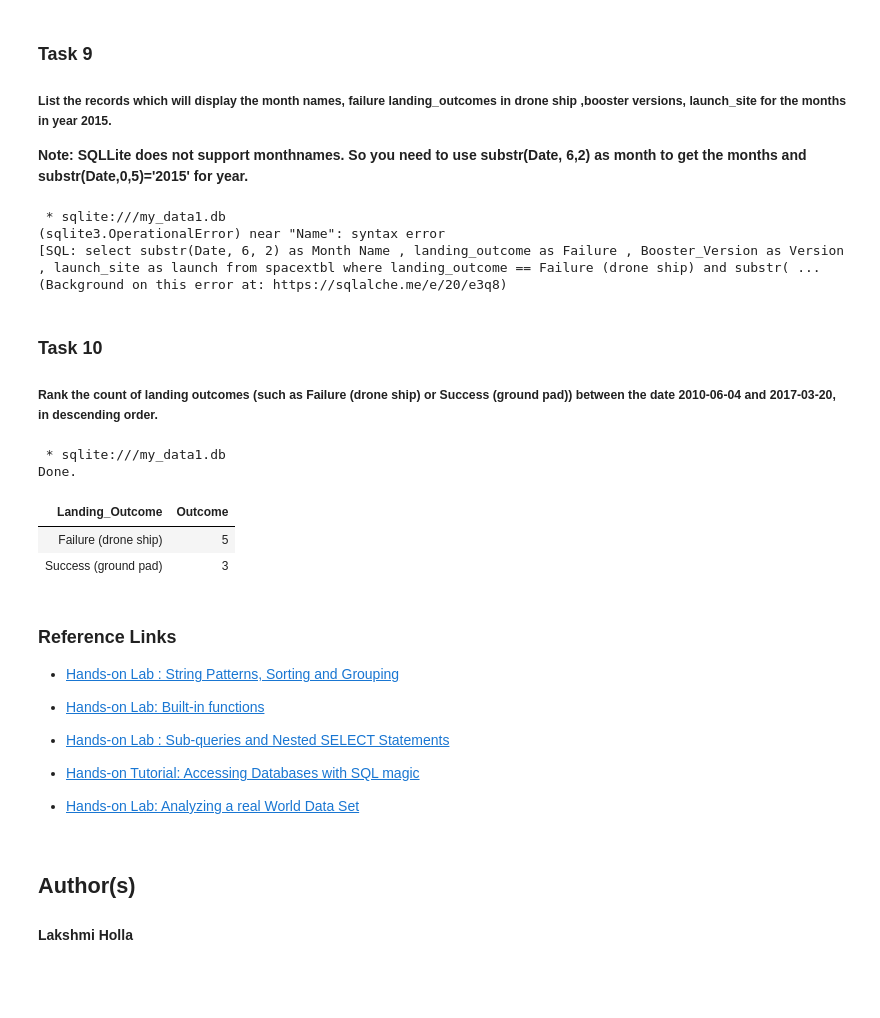
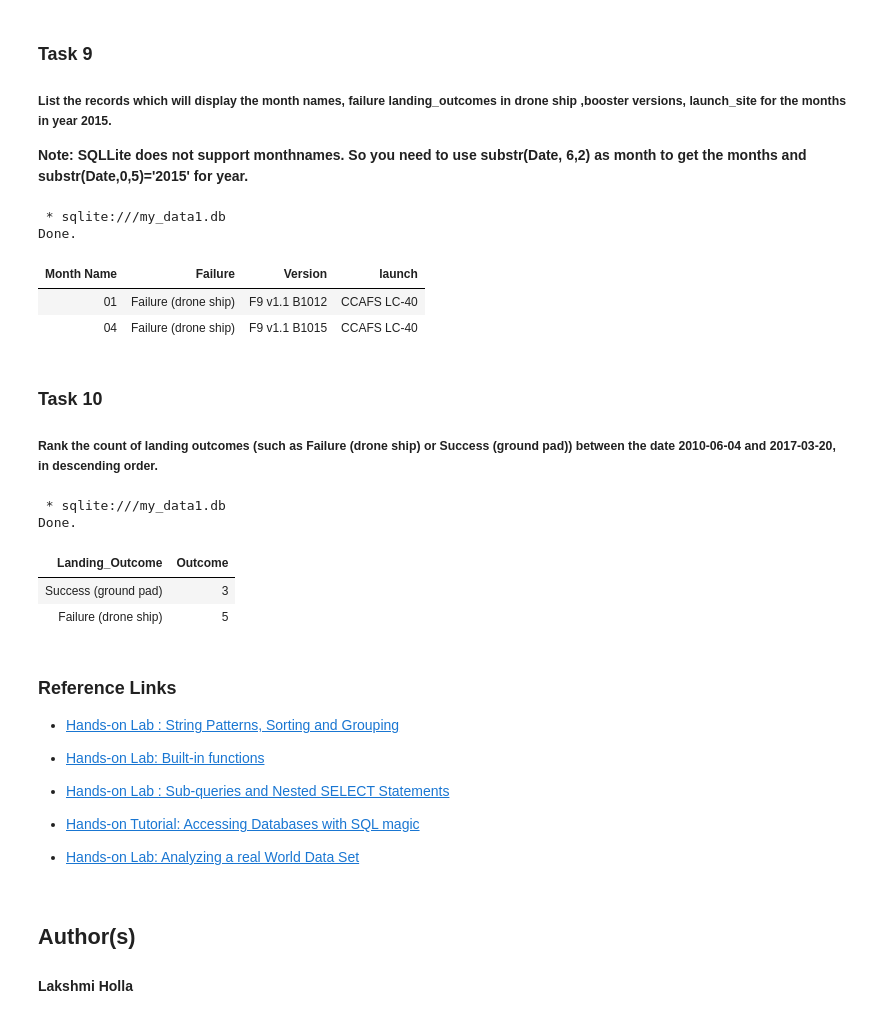
Before and after one commit to Ahmad-Su01/IBM-Data_Science_Capstone_SpaceX, a Jupyter notebook: IBM/Applied Data Science Capstone/Explanotary Data Analysis (EDA)/jupyter-labs-eda-sql-coursera_sqllite.ipynb, the cells around one changed output. Cells and saved outputs as stored; diff of their text form; code cells hidden in the pictures; blank space fills up the shorter version.

```diff
--- a/IBM/Applied Data Science Capstone/Explanotary Data Analysis (EDA)/jupyter-labs-eda-sql-coursera_sqllite.ipynb
+++ b/IBM/Applied Data Science Capstone/Explanotary Data Analysis (EDA)/jupyter-labs-eda-sql-coursera_sqllite.ipynb
@@ -272,12 +279,15 @@ Done.
 
 **Note: SQLLite does not support monthnames. So you need to use  substr(Date, 6,2) as month to get the months and substr(Date,0,5)='2015' for year.**
 # %%
-%sql select substr(Date, 6, 2) as "Month Name", landing_outcome as "Failure", Booster_Version as "Version", launch_site as "launch" from spacextbl where landing_outcome == "Failure (drone ship)" and substr(Date, 0, 5) = '2015';
+%sql select substr(Date, 6, 2) as 'Month Name', landing_outcome as 'Failure',
+Booster_Version as 'Version', launch_site as 'launch' from spacextbl
+where landing_outcome == 'Failure (drone ship)' and substr(Date, 0, 5) = '2015';
 # %% [output]
  * sqlite:///my_data1.db
-(sqlite3.OperationalError) near "Name": syntax error
-[SQL: select substr(Date, 6, 2) as Month Name , landing_outcome as Failure , Booster_Version as Version , launch_site as launch from spacextbl where landing_outcome == Failure (drone ship) and substr( ...
-(Background on this error at: https://sqlalche.me/e/20/e3q8)
+Done.
+| Month Name | Failure | Version | launch |
+| 01 | Failure (drone ship) | F9 v1.1 B1012 | CCAFS LC-40 |
+| 04 | Failure (drone ship) | F9 v1.1 B1015 | CCAFS LC-40 |
 # %% [markdown]
 ### Task 10
 
@@ -286,25 +296,28 @@ Done.
 
 ##### Rank the count of landing outcomes (such as Failure (drone ship) or Success (ground pad)) between the date 2010-06-04 and 2017-03-20, in descending order.
 # %%
-%sql select landing_outcome, count(*) as "Outcome" from spacextbl where Date BETWEEN '2010-06-04' AND '2017-03-20' and landing_outcome IN ('Failure (drone ship)', 'Success (ground pad)') GROUP BY landing_outcome ORDER BY "Outcome" DESC;
+%sql select landing_outcome, count(*) as 'Outcome' from spacextbl
+where Date between '2010-06-04' and '2017-03-20'
+and landing_outcome IN ('Failure (drone ship)', 'Success (ground pad)')
+GROUP BY landing_outcome ORDER BY 'Outcome' DESC;
 # %% [output]
  * sqlite:///my_data1.db
 Done.
 | Landing_Outcome | Outcome |
+| Success (ground pad) | 3 |
 | Failure (drone ship) | 5 |
-| Success (ground pad) | 3 |
 # %% [markdown]
 ### Reference Links
 
-* <a href ="https://cf-courses-data.s3.us.cloud-object-storage.appdomain.cloud/IBMDeveloperSkillsNetwork-DB0201EN-SkillsNetwork/labs/Labs_Coursera_V5/labs/Lab%20-%20String%20Patterns%20-%20Sorting%20-%20Grouping/instructional-labs.md.html?origin=www.coursera.org">Hands-on Lab : String Patterns, Sorting and Grouping</a>
+* <a href ='https://cf-courses-data.s3.us.cloud-object-storage.appdomain.cloud/IBMDeveloperSkillsNetwork-DB0201EN-SkillsNetwork/labs/Labs_Coursera_V5/labs/Lab%20-%20String%20Patterns%20-%20Sorting%20-%20Grouping/instructional-labs.md.html?origin=www.coursera.org'>Hands-on Lab : String Patterns, Sorting and Grouping</a>
 
-*  <a  href="https://cf-courses-data.s3.us.cloud-object-storage.appdomain.cloud/IBMDeveloperSkillsNetwork-DB0201EN-SkillsNetwork/labs/Labs_Coursera_V5/labs/Lab%20-%20Built-in%20functions%20/Hands-on_Lab__Built-in_Functions.md.html?origin=www.coursera.org">Hands-on Lab: Built-in functions</a>
+*  <a  href='https://cf-courses-data.s3.us.cloud-object-storage.appdomain.cloud/IBMDeveloperSkillsNetwork-DB0201EN-SkillsNetwork/labs/Labs_Coursera_V5/labs/Lab%20-%20Built-in%20functions%20/Hands-on_Lab__Built-in_Functions.md.html?origin=www.coursera.org'>Hands-on Lab: Built-in functions</a>
 
-*  <a  href="https://cf-courses-data.s3.us.cloud-object-storage.appdomain.cloud/IBMDeveloperSkillsNetwork-DB0201EN-SkillsNetwork/labs/Labs_Coursera_V5/labs/Lab%20-%20Sub-queries%20and%20Nested%20SELECTs%20/instructional-labs.md.html?origin=www.coursera.org">Hands-on Lab : Sub-queries and Nested SELECT Statements</a>
+*  <a  href='https://cf-courses-data.s3.us.cloud-object-storage.appdomain.cloud/IBMDeveloperSkillsNetwork-DB0201EN-SkillsNetwork/labs/Labs_Coursera_V5/labs/Lab%20-%20Sub-queries%20and%20Nested%20SELECTs%20/instructional-labs.md.html?origin=www.coursera.org'>Hands-on Lab : Sub-queries and Nested SELECT Statements</a>
 
-*   <a href="https://cf-courses-data.s3.us.cloud-object-storage.appdomain.cloud/IBMDeveloperSkillsNetwork-DB0201EN-SkillsNetwork/labs/Module%205/DB0201EN-Week3-1-3-SQLmagic.ipynb">Hands-on Tutorial: Accessing Databases with SQL magic</a>
+*   <a href='https://cf-courses-data.s3.us.cloud-object-storage.appdomain.cloud/IBMDeveloperSkillsNetwork-DB0201EN-SkillsNetwork/labs/Module%205/DB0201EN-Week3-1-3-SQLmagic.ipynb'>Hands-on Tutorial: Accessing Databases with SQL magic</a>
 
-*  <a href= "https://cf-courses-data.s3.us.cloud-object-storage.appdomain.cloud/IBMDeveloperSkillsNetwork-DB0201EN-SkillsNetwork/labs/Module%205/DB0201EN-Week3-1-4-Analyzing.ipynb">Hands-on Lab: Analyzing a real World Data Set</a>
+*  <a href= 'https://cf-courses-data.s3.us.cloud-object-storage.appdomain.cloud/IBMDeveloperSkillsNetwork-DB0201EN-SkillsNetwork/labs/Module%205/DB0201EN-Week3-1-4-Analyzing.ipynb'>Hands-on Lab: Analyzing a real World Data Set</a>
 # %% [markdown]
 ## Author(s)
 
```
Also changed, not shown: parts of 11 cells of this notebook.
